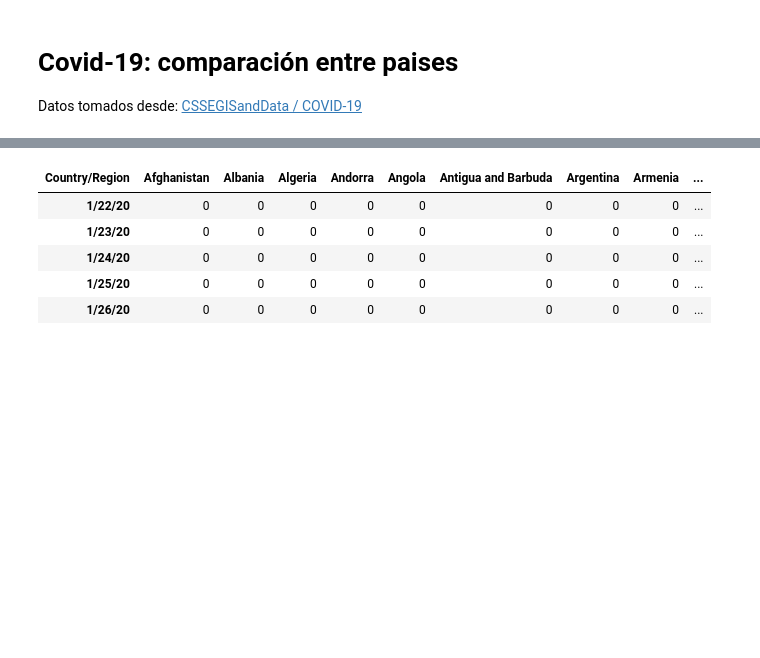
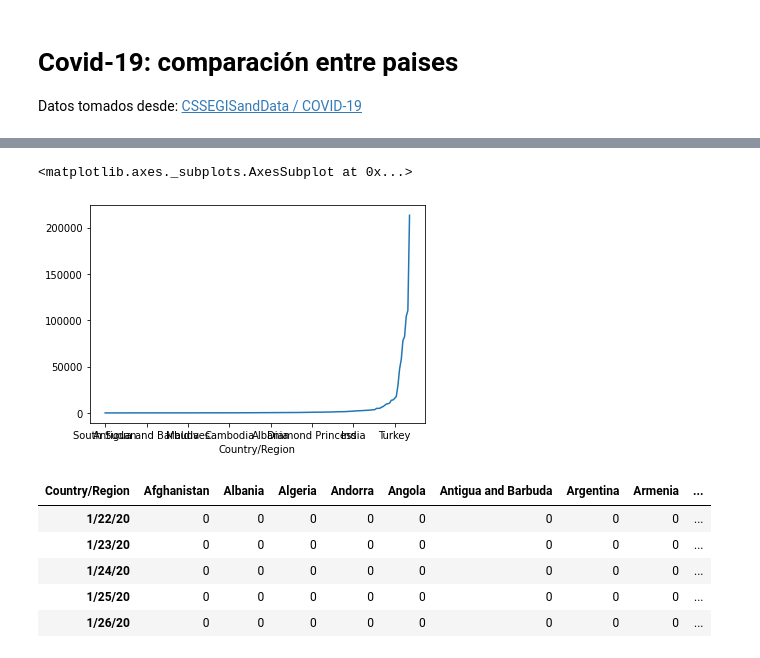
Before and after one commit to guillermohenrion/Intro-Python, a Jupyter notebook: Exploración_con_pandas.ipynb, the cells around one changed output, grey strips where cells are left out. Saved outputs shown, nothing was run; the diff lists cells and outputs as text; code cells hidden in the pictures; blank space fills up the shorter version.

```diff
--- a/Exploración_con_pandas.ipynb
+++ b/Exploración_con_pandas.ipynb
@@ -43 +61,7 @@ df_covid.head()
+# %%
+dfs=df_covid.sort_values(by=df_covid.columns[70])
+dfs[df_covid.columns[70]].plot()
+# %% [output]
+<matplotlib.axes._subplots.AxesSubplot at 0x...>
+[figure, added]
 # %%
```
Also changed, not shown: parts of 8 cells of this notebook.
